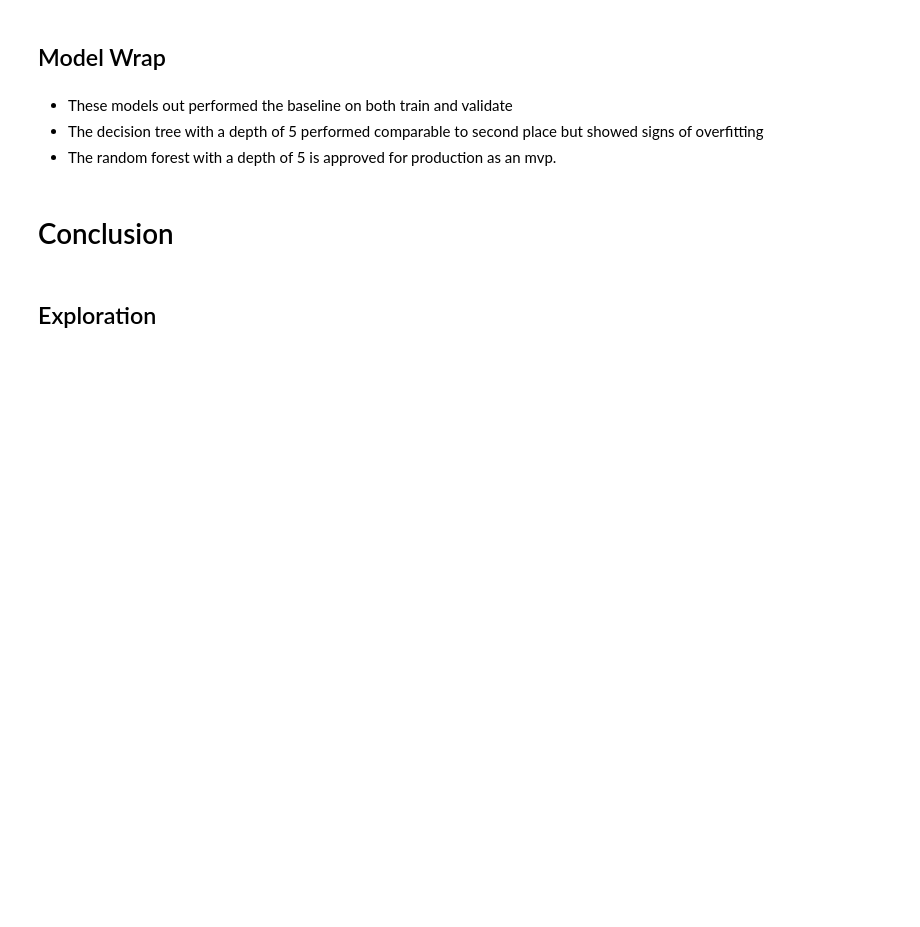
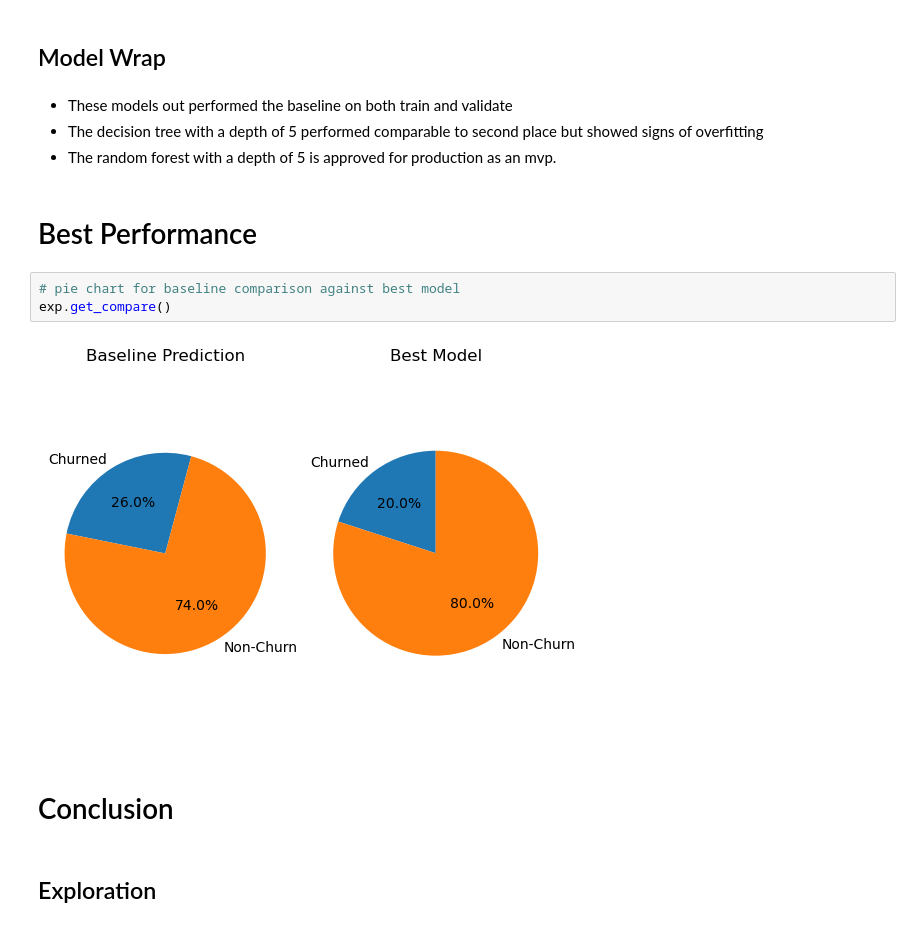
Before and after one commit to brandontnavarrete/classification_project, a Jupyter notebook: final_report.ipynb, the cells around one changed output. Cells and saved outputs as stored; diff of their text form; blank space fills up the shorter version.

```diff
--- a/final_report.ipynb
+++ b/final_report.ipynb
@@ -241,6 +241,13 @@ Accuracy of Decision Tree on validate data is 0.7890995260663507
 * These models out performed the baseline on both train and validate
 * The decision tree with a depth of 5 performed comparable to second place but showed signs of overfitting
 * The random forest with a depth of 5 is approved for production as an mvp.
+# %% [markdown]
+# Best Performance <a class="tocSkip">
+# %%
+# pie chart for baseline comparison against best model
+exp.get_compare()
+# %% [output]
+[figure, added]
 # %% [markdown]
 # Conclusion <a class="tocSkip">
 # %% [markdown]
```
Also changed, not shown: parts of 3 cells of this notebook, 2 other files.
